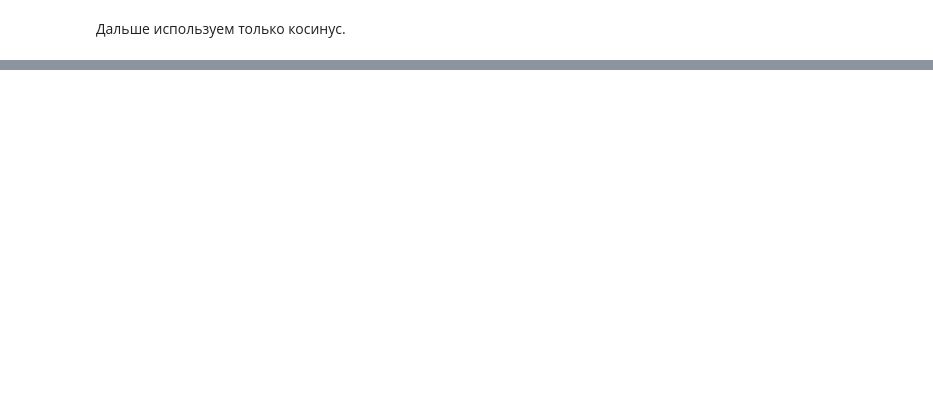
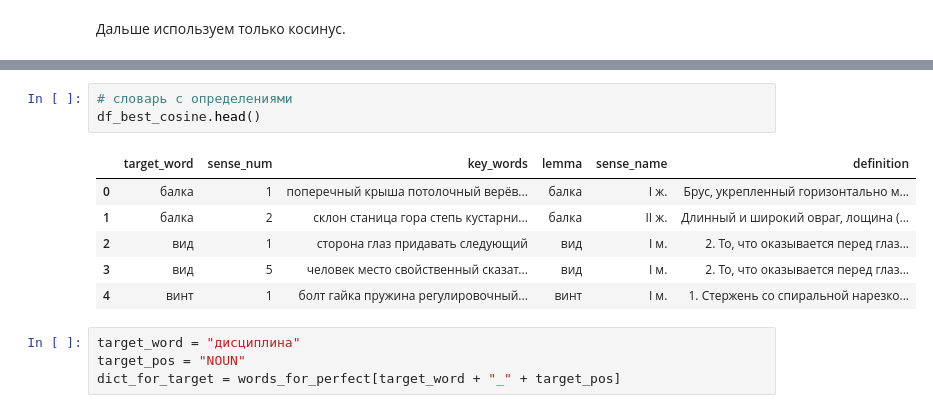
Before and after one commit to kr-ann/itod, a Jupyter notebook: WSI to WSD.ipynb, the cells around one changed output, grey strips where cells are left out. Cells and saved outputs as stored; diff of their text form; blank space fills up the shorter version.

```diff
--- a/WSI to WSD.ipynb
+++ b/WSI to WSD.ipynb
@@ -1042,0 +1187,14 @@ get_best_definitions(words_for_40_errors, dict_with_definition_instances, path +
+# %%
+# словарь с определениями
+df_best_cosine.head()
+# %% [output]
+|  | target_word | sense_num | key_words | lemma | sense_name | definition |
+| 0 | балка | 1 | поперечный крыша потолочный верёв... | балка | I ж. | Брус, укрепленный горизонтально м... |
+| 1 | балка | 2 | склон станица гора степь кустарни... | балка | II ж. | Длинный и широкий овраг, лощина (... |
+| 2 | вид | 1 | сторона глаз придавать следующий | вид | I м. | 2. То, что оказывается перед глаз... |
+| 3 | вид | 5 | человек место свойственный сказат... | вид | I м. | 2. То, что оказывается перед глаз... |
+| 4 | винт | 1 | болт гайка пружина регулировочный... | винт | I м. | 1. Стержень со спиральной нарезко... |
+# %%
+target_word = "дисциплина"
+target_pos = "NOUN"
+dict_for_target = words_for_perfect[target_word + "_" + target_pos]
```
Also changed, not shown: parts of 29 cells of this notebook.
